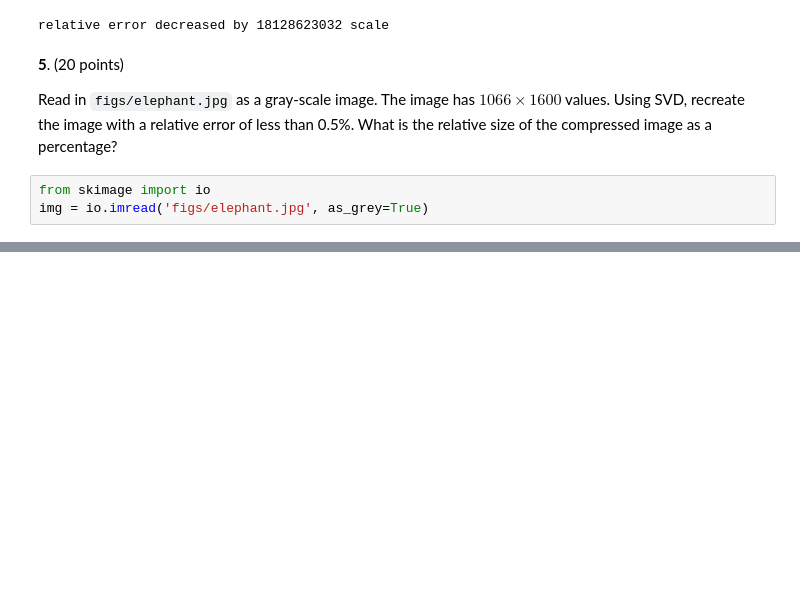
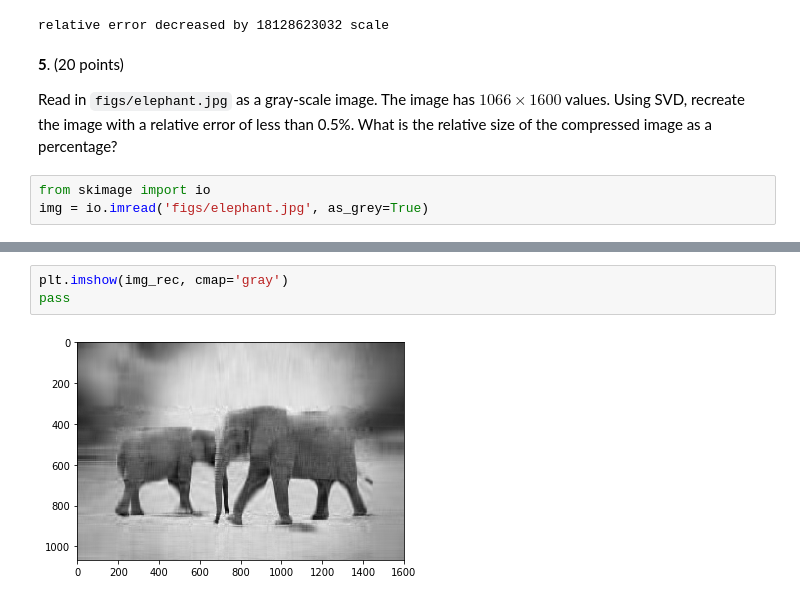
Before and after one commit to haofuml/sta-663-2018, a Jupyter notebook: labs/Lab05_HaoFu.ipynb, the cells around one changed output, grey strips where cells are left out. Cells and saved outputs as stored; diff of their text form; blank space fills up the shorter version.

```diff
--- a/labs/Lab05_HaoFu.ipynb
+++ b/labs/Lab05_HaoFu.ipynb
@@ -144,0 +156,5 @@ the relative size of compressed image is 73%
+# %%
+plt.imshow(img_rec, cmap='gray')
+pass
+# %% [output]
+[figure, added]
```
Also changed, not shown: parts of 5 cells of this notebook.
